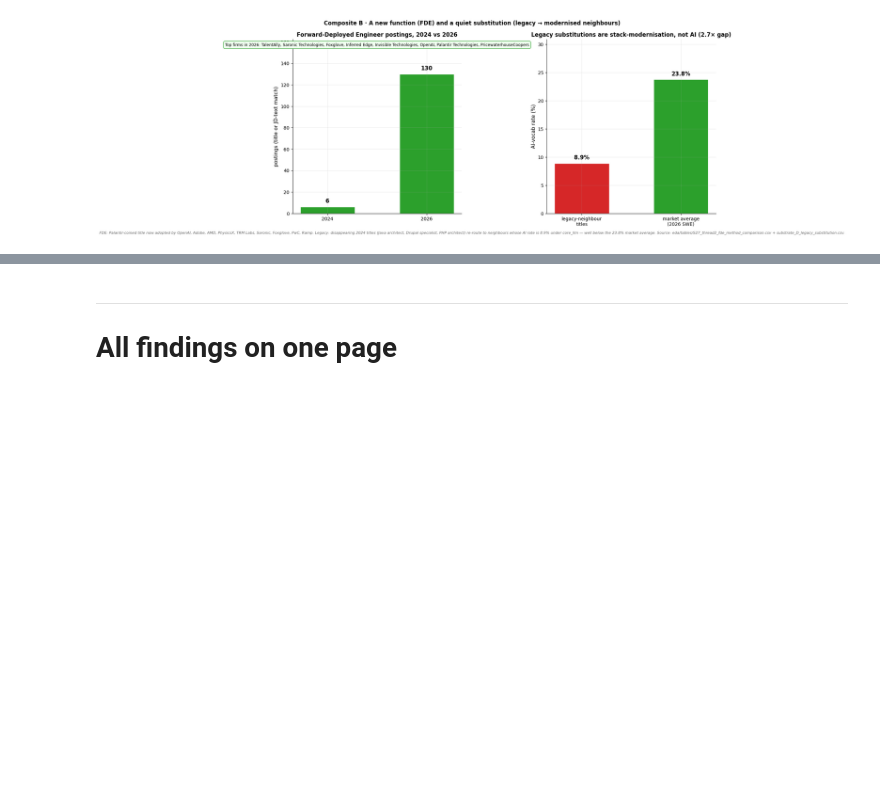
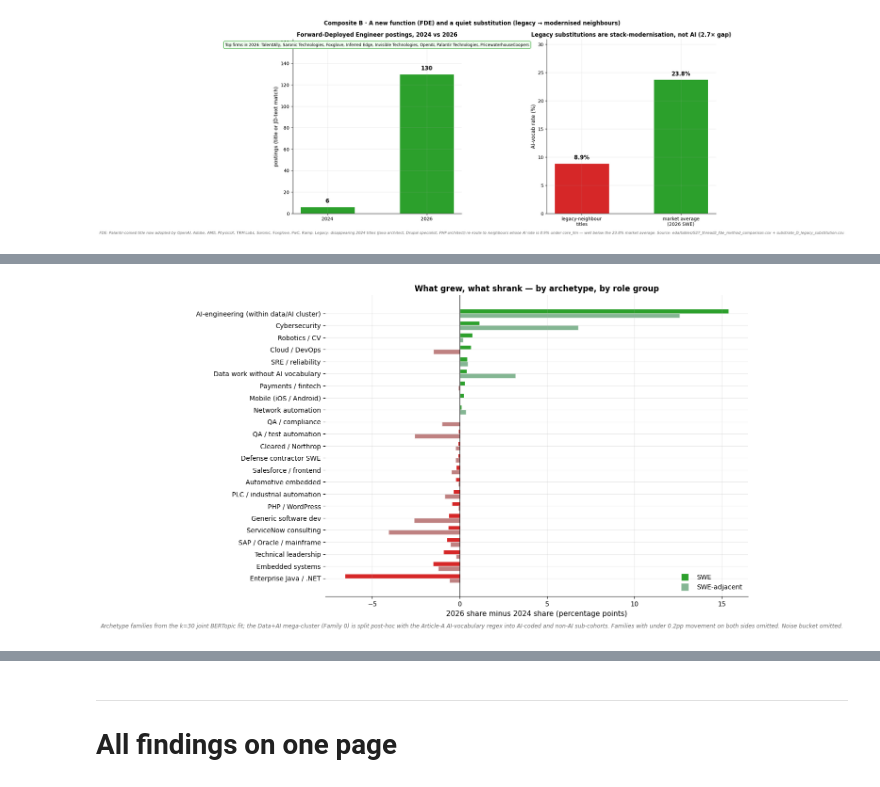
Before and after one commit to jihjihk/research-ai-swe-jobs, a Jupyter notebook: eda/notebooks/findings_consolidated_2026-04-21.ipynb, the cells around one changed output, grey strips where cells are left out. Drawn from its saved outputs; the diff is of its cells as text; code cells hidden in the pictures; blank space fills up the shorter version.

```diff
--- a/eda/notebooks/findings_consolidated_2026-04-21.ipynb
+++ b/eda/notebooks/findings_consolidated_2026-04-21.ipynb
@@ -468,0 +482,4 @@ fig = viz_composite_b_fde_legacy(); plt.show()
+# %%
+fig = viz_composite_b_deltas(); plt.show()
+# %% [output]
+[figure, added]
```
Also changed, not shown: parts of 25 cells of this notebook, 25 other files.
